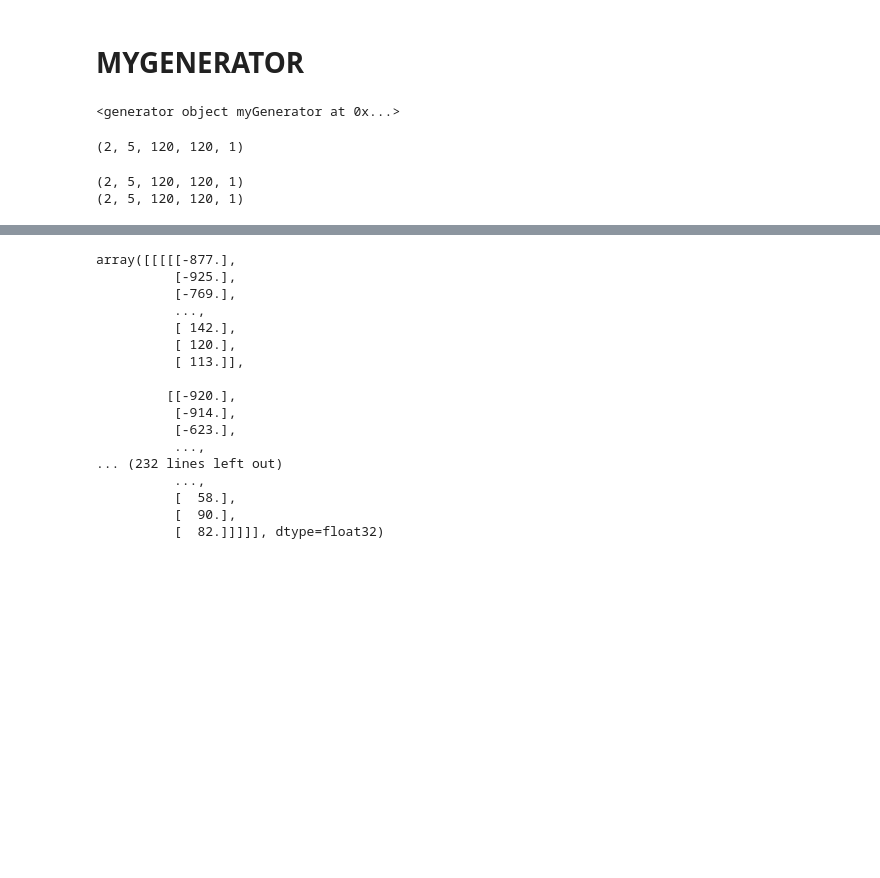
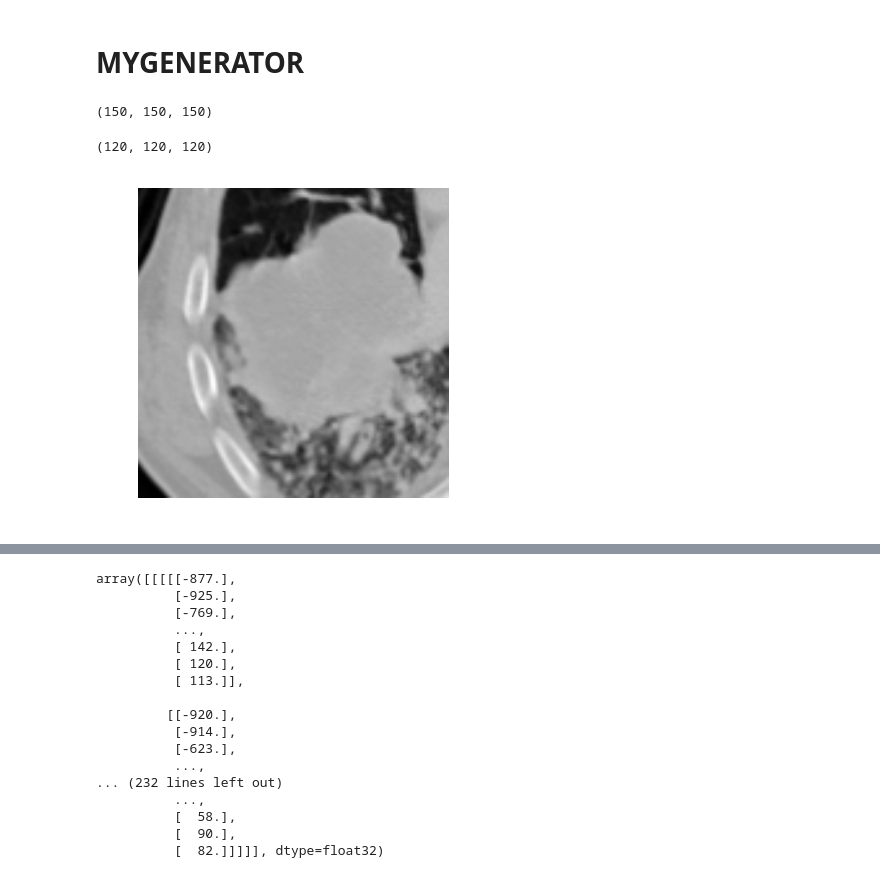
Before and after one commit to ahmedhosny/kerasLungs, a Jupyter notebook: 3d image generator-Copy1.ipynb, the cells around one changed output, grey strips where cells are left out. Drawn from its saved outputs; the diff is of its cells as text; code cells hidden in the pictures; blank space fills up the shorter version.

```diff
--- a/3d image generator-Copy1.ipynb
+++ b/3d image generator-Copy1.ipynb
@@ -92,7 +92,7 @@ def getSlices2d(arr,orient,imgSize):
         arr8 = arr[90,lower:150,lower:150]
         arr9 = arr[90,lower:150,0:imgSize]
 
-        return  [arr5.reshape(imgSize,imgSize,1)]
+        return  arr5.reshape(imgSize,imgSize,1)
 
     elif orient == "C":
         arr1 = arr[0:imgSize,60,0:imgSize]
@@ -107,7 +107,7 @@ def getSlices2d(arr,orient,imgSize):
         arr8 = arr[lower:150,90,lower:150]
         arr9 = arr[lower:150,90,0:imgSize]
 
-        return  [ np.flipud (arr5).reshape(imgSize,imgSize,1)  ] # np.swapaxes( ,0,1)
+        return   np.flipud (arr5).reshape(imgSize,imgSize,1)   # np.swapaxes( ,0,1)
 
     elif orient == "S":
         arr1 = arr[0:imgSize,0:imgSize,60]
@@ -122,7 +122,7 @@ def getSlices2d(arr,orient,imgSize):
         arr8 = arr[lower:150,lower:150,90]
         arr9 = arr[lower:150,0:imgSize,90]
 
-        return [np.flipud (arr5).reshape(imgSize,imgSize,1) ]#  np.swapaxes( np.rot90(arr5,3) , 0,2).reshape(imgSize,imgSize,1)
+        return np.flipud (arr5).reshape(imgSize,imgSize,1) #  np.swapaxes( np.rot90(arr5,3) , 0,2).reshape(imgSize,imgSize,1)
 
 #     return  [arr1.reshape(imgSize,imgSize,1)
 #             ,arr2.reshape(imgSize,imgSize,1)
@@ -136,7 +136,7 @@ def getSlices2d(arr,orient,imgSize):
 
 
 #
-def getXandY(imgSize,count, bool):
+def getXandY():
 
     _augmentationFactor = 1
     # if train, do nothing
@@ -348,18 +348,30 @@ imgSize = 120
 count = 2
 batchSize = 2
 
-x_train , y_train , clinical_train = getXandY(120,2,False)
+x_train , y_train , clinical_train = getXandY()
 
-myGenerator(x_train,y_train,clinical_train,finalSize,imgSize,count,batchSize)
+# myGenerator(x_train,y_train,clinical_train,finalSize,imgSize,count,batchSize)
+
+
+#
-# %% [output]
-<generator object myGenerator at 0x...>
 # %%
-a_train[0].shape
+x_train[0].shape
 # %% [output]
-(2, 5, 120, 120, 1)
+(150, 150, 150)
-# %%
-for  batch_a in a_train:
-    print batch_a.shape
-# %% [output]
-(2, 5, 120, 120, 1)
-(2, 5, 120, 120, 1)
+# %%
+imgSize = 120
+incoming = 150
+arr = x_train[0]
+
+offst_X = random.randint(0,incoming-imgSize)
+offst_Y = random.randint(0,incoming-imgSize)
+offst_Z = random.randint(0,incoming-imgSize)
+out = arr[offst_X:imgSize+offst_X,offst_Y:imgSize+offst_Y,offst_Z:imgSize+offst_Z]
+
+print out.shape
+
+plt.imshow  ( out[60,:,:] , cmap=plt.cm.Greys_r)
+plt.axis('off');
+# %% [output]
+(120, 120, 120)
+[figure, added]
```
Also changed, not shown: parts of 3 cells of this notebook, 3 other files.
